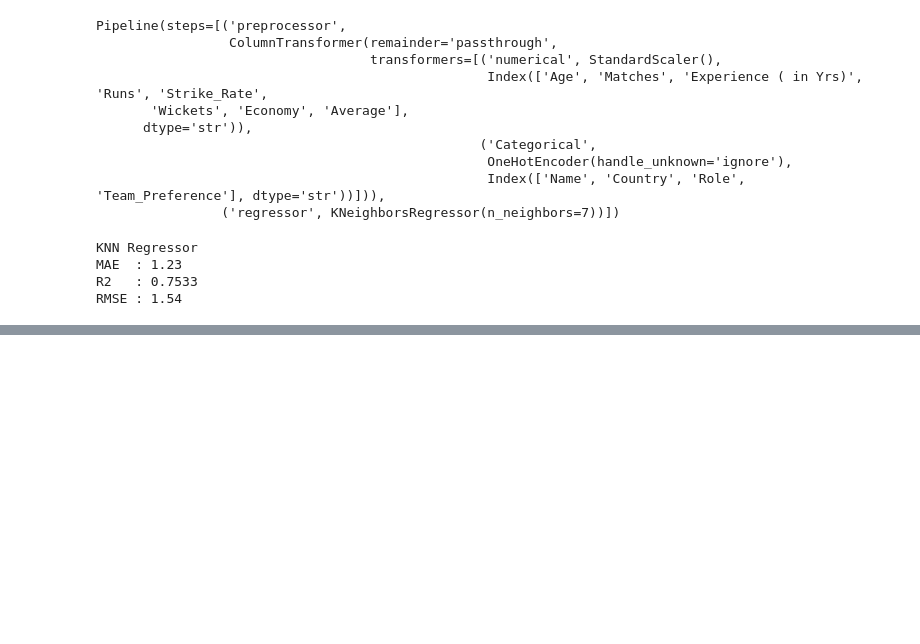
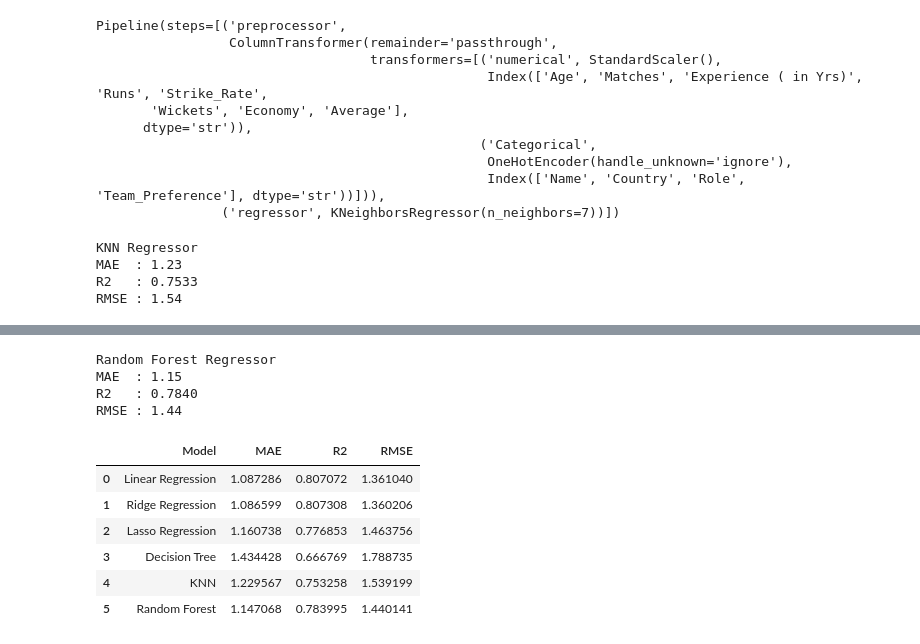
Before and after one commit to pavansaividadala/IPL-Auction-Price-Prediction, a Jupyter notebook: Perfect_Model_Building.ipynb, the cells around one changed output, grey strips where cells are left out. Saved outputs shown, nothing was run; the diff lists cells and outputs as text; code cells hidden in the pictures; blank space fills up the shorter version.

Commit message:
Completed RandomForestRegressor model

```diff
--- a/Perfect_Model_Building.ipynb
+++ b/Perfect_Model_Building.ipynb
@@ -340,0 +352,7 @@ results
+# %%
+rf_model = Pipeline(steps=[
+    ("preprocessor", preprocessor),
+    ("regressor", RandomForestRegressor(n_estimators=200, max_depth=8, random_state=42)),
+])
+
+rf_model.fit(X_train, y_train)
@@ -340,0 +372,27 @@ results
+# %%
+y_pred = rf_model.predict(X_test)
+
+mae = mean_absolute_error(y_test, y_pred)
+r2 = r2_score(y_test, y_pred)
+rmse = np.sqrt(mean_squared_error(y_test, y_pred))
+
+print("Random Forest Regressor")
+print(f"MAE  : {mae:.2f}")
+print(f"R2   : {r2:.4f}")
+print(f"RMSE : {rmse:.2f}")
+# %% [output]
+Random Forest Regressor
+MAE  : 1.15
+R2   : 0.7840
+RMSE : 1.44
+# %%
+results.loc[len(results)] = ["Random Forest", mae, r2, rmse]
+results
+# %% [output]
+|  | Model | MAE | R2 | RMSE |
+| 0 | Linear Regression | 1.087286 | 0.807072 | 1.361040 |
+| 1 | Ridge Regression | 1.086599 | 0.807308 | 1.360206 |
+| 2 | Lasso Regression | 1.160738 | 0.776853 | 1.463756 |
+| 3 | Decision Tree | 1.434428 | 0.666769 | 1.788735 |
+| 4 | KNN | 1.229567 | 0.753258 | 1.539199 |
+| 5 | Random Forest | 1.147068 | 0.783995 | 1.440141 |
```
Also changed, not shown: parts of 3 cells of this notebook.
